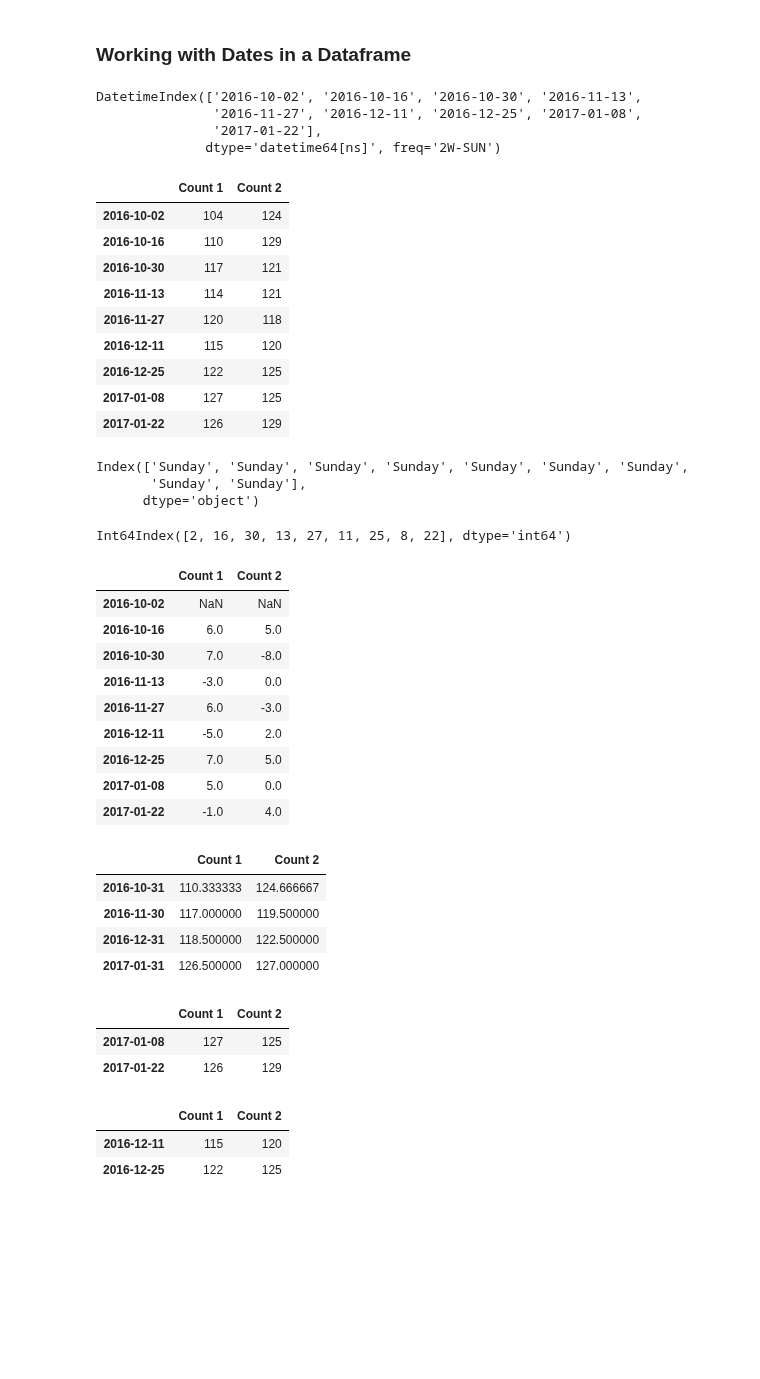
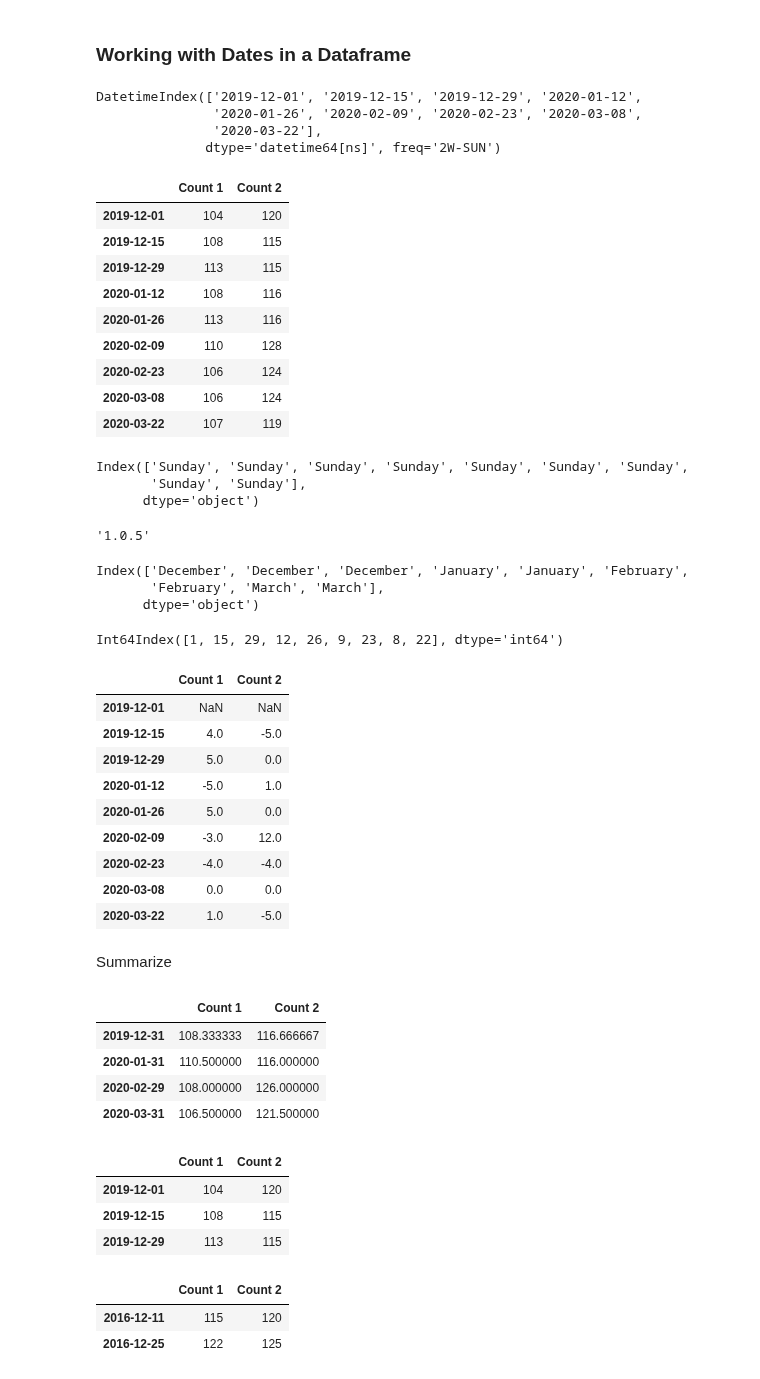
Before and after one commit to aicharya/DSA_Python, a Jupyter notebook: Pandas Tutorial (Updated-Jul 2020).ipynb, the cells around one changed output. Cells and saved outputs as stored; diff of their text form; code cells hidden in the pictures; blank space fills up the shorter version.

```diff
--- a/Pandas Tutorial (Updated-Jul 2020).ipynb
+++ b/Pandas Tutorial (Updated-Jul 2020).ipynb
@@ -2706,12 +2714,12 @@ Timestamp('2016-09-14 11:10:00')
 # %% [markdown]
 ### Working with Dates in a Dataframe
 # %%
-dates = pd.date_range('10-01-2016', periods=9, freq='2W-SUN')
+dates = pd.date_range('12-01-2019', periods=9, freq='2W-SUN')
 dates
 # %% [output]
-DatetimeIndex(['2016-10-02', '2016-10-16', '2016-10-30', '2016-11-13',
-               '2016-11-27', '2016-12-11', '2016-12-25', '2017-01-08',
-               '2017-01-22'],
+DatetimeIndex(['2019-12-01', '2019-12-15', '2019-12-29', '2020-01-12',
+               '2020-01-26', '2020-02-09', '2020-02-23', '2020-03-08',
+               '2020-03-22'],
               dtype='datetime64[ns]', freq='2W-SUN')
 # %%
 df = pd.DataFrame({'Count 1': 100 + np.random.randint(-5, 10, 9).cumsum(),
@@ -2719,13 +2727,13 @@ df = pd.DataFrame({'Count 1': 100 + np.random.randint(-5, 10, 9).cumsum(),
 df
 # %% [output]
 |  | Count 1 | Count 2 |
-| 2016-10-02 | 104 | 124 |
-| 2016-10-16 | 110 | 129 |
-| 2016-10-30 | 117 | 121 |
-| 2016-11-13 | 114 | 121 |
-| 2016-11-27 | 120 | 118 |
-| 2016-12-11 | 115 | 120 |
-| 2016-12-25 | 122 | 125 |
-| 2017-01-08 | 127 | 125 |
-| 2017-01-22 | 126 | 129 |
+| 2019-12-01 | 104 | 120 |
+| 2019-12-15 | 108 | 115 |
+| 2019-12-29 | 113 | 115 |
+| 2020-01-12 | 108 | 116 |
+| 2020-01-26 | 113 | 116 |
+| 2020-02-09 | 110 | 128 |
+| 2020-02-23 | 106 | 124 |
+| 2020-03-08 | 106 | 124 |
+| 2020-03-22 | 107 | 119 |
 # %%
@@ -2734,39 +2742,50 @@ df.index.weekday_name
 Index(['Sunday', 'Sunday', 'Sunday', 'Sunday', 'Sunday', 'Sunday', 'Sunday',
        'Sunday', 'Sunday'],
       dtype='object')
+# %%
+pd.__version__
+# %% [output]
+'1.0.5'
 # %%
-#df.index.month_name()
+df.index.month_name()
+# %% [output]
+Index(['December', 'December', 'December', 'January', 'January', 'February',
+       'February', 'March', 'March'],
+      dtype='object')
 # %%
 df.index.day
 # %% [output]
-Int64Index([2, 16, 30, 13, 27, 11, 25, 8, 22], dtype='int64')
+Int64Index([1, 15, 29, 12, 26, 9, 23, 8, 22], dtype='int64')
 # %%
 df.diff()
 # %% [output]
 |  | Count 1 | Count 2 |
-| 2016-10-02 | NaN | NaN |
-| 2016-10-16 | 6.0 | 5.0 |
-| 2016-10-30 | 7.0 | -8.0 |
-| 2016-11-13 | -3.0 | 0.0 |
-| 2016-11-27 | 6.0 | -3.0 |
-| 2016-12-11 | -5.0 | 2.0 |
-| 2016-12-25 | 7.0 | 5.0 |
-| 2017-01-08 | 5.0 | 0.0 |
-| 2017-01-22 | -1.0 | 4.0 |
+| 2019-12-01 | NaN | NaN |
+| 2019-12-15 | 4.0 | -5.0 |
+| 2019-12-29 | 5.0 | 0.0 |
+| 2020-01-12 | -5.0 | 1.0 |
+| 2020-01-26 | 5.0 | 0.0 |
+| 2020-02-09 | -3.0 | 12.0 |
+| 2020-02-23 | -4.0 | -4.0 |
+| 2020-03-08 | 0.0 | 0.0 |
+| 2020-03-22 | 1.0 | -5.0 |
+# %% [markdown]
+Summarize
 # %%
 df.resample('M').mean()
 # %% [output]
 |  | Count 1 | Count 2 |
-| 2016-10-31 | 110.333333 | 124.666667 |
-| 2016-11-30 | 117.000000 | 119.500000 |
-| 2016-12-31 | 118.500000 | 122.500000 |
-| 2017-01-31 | 126.500000 | 127.000000 |
+| 2019-12-31 | 108.333333 | 116.666667 |
+| 2020-01-31 | 110.500000 | 116.000000 |
+| 2020-02-29 | 108.000000 | 126.000000 |
+| 2020-03-31 | 106.500000 | 121.500000 |
 # %%
-df['2017']
+df['2019']
 # %% [output]
 |  | Count 1 | Count 2 |
-| 2017-01-08 | 127 | 125 |
-| 2017-01-22 | 126 | 129 |
+| 2019-12-01 | 104 | 120 |
+| 2019-12-15 | 108 | 115 |
+| 2019-12-29 | 113 | 115 |
 # %%
 df['2016-12']
 # %% [output]
```
Also changed, not shown: parts of 17 cells of this notebook.
